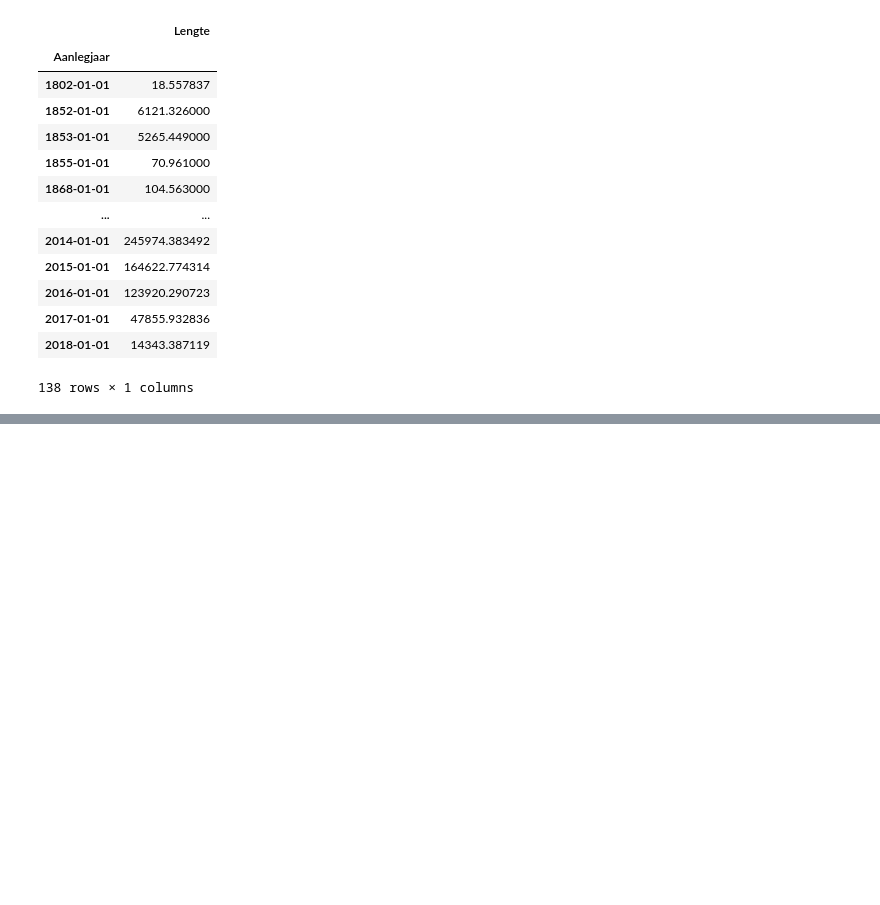
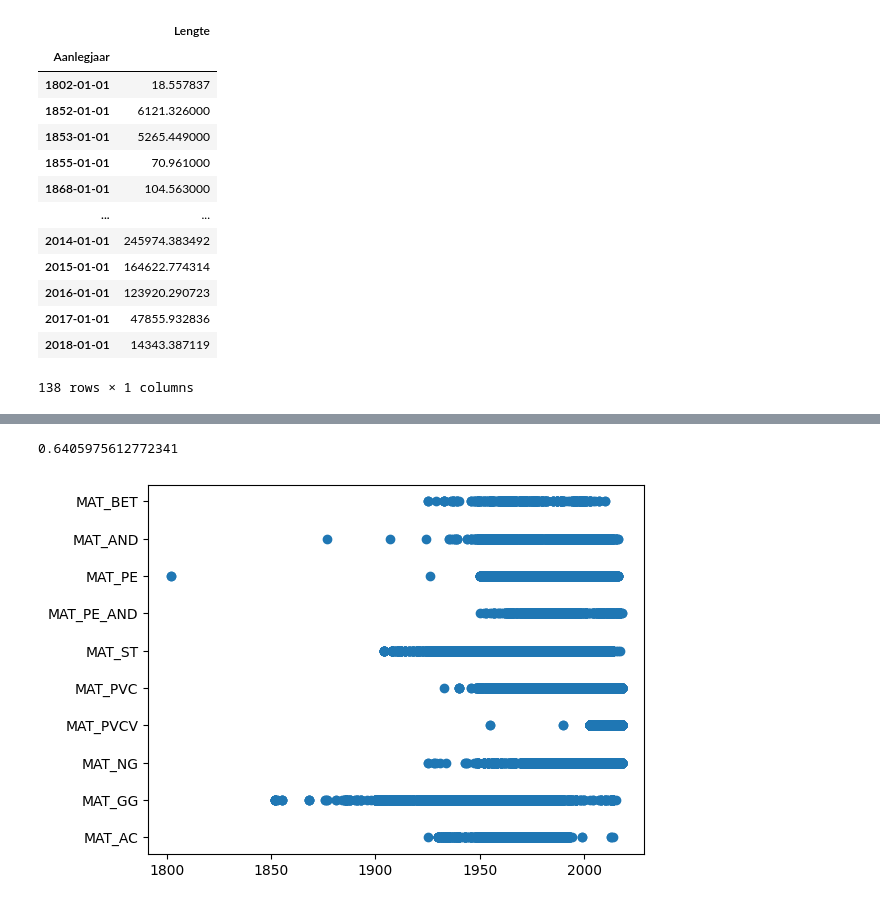
Before and after one commit to jipsteiger/ENVM1601, a Jupyter notebook: Failure_modelling/failure_week_2.ipynb, the cells around one changed output, grey strips where cells are left out. Cells and saved outputs as stored; diff of their text form; code cells hidden in the pictures; blank space fills up the shorter version.

```diff
--- a/Failure_modelling/failure_week_2.ipynb
+++ b/Failure_modelling/failure_week_2.ipynb
@@ -92,0 +102,7 @@ data_pipes_length_per_construction_year_corrected
+# %%
+plt.scatter(x=data_pipes_year_corrected['Aanlegjaar'], y=data_pipes_year_corrected['Materiaalcode'])
+data_pipes_material_corrected = data_pipes_year_corrected[~((data_pipes_year_corrected['Materiaalcode'] == 'MAT_PE') & (data_pipes_year_corrected['Aanlegjaar'] < 1898))]
+(1 - (len(data_pipes_material_corrected) / len(data_pipes))) * 100
+# %% [output]
+0.6405975612772341
+[figure, added]
```
Also changed, not shown: parts of 6 cells of this notebook.
